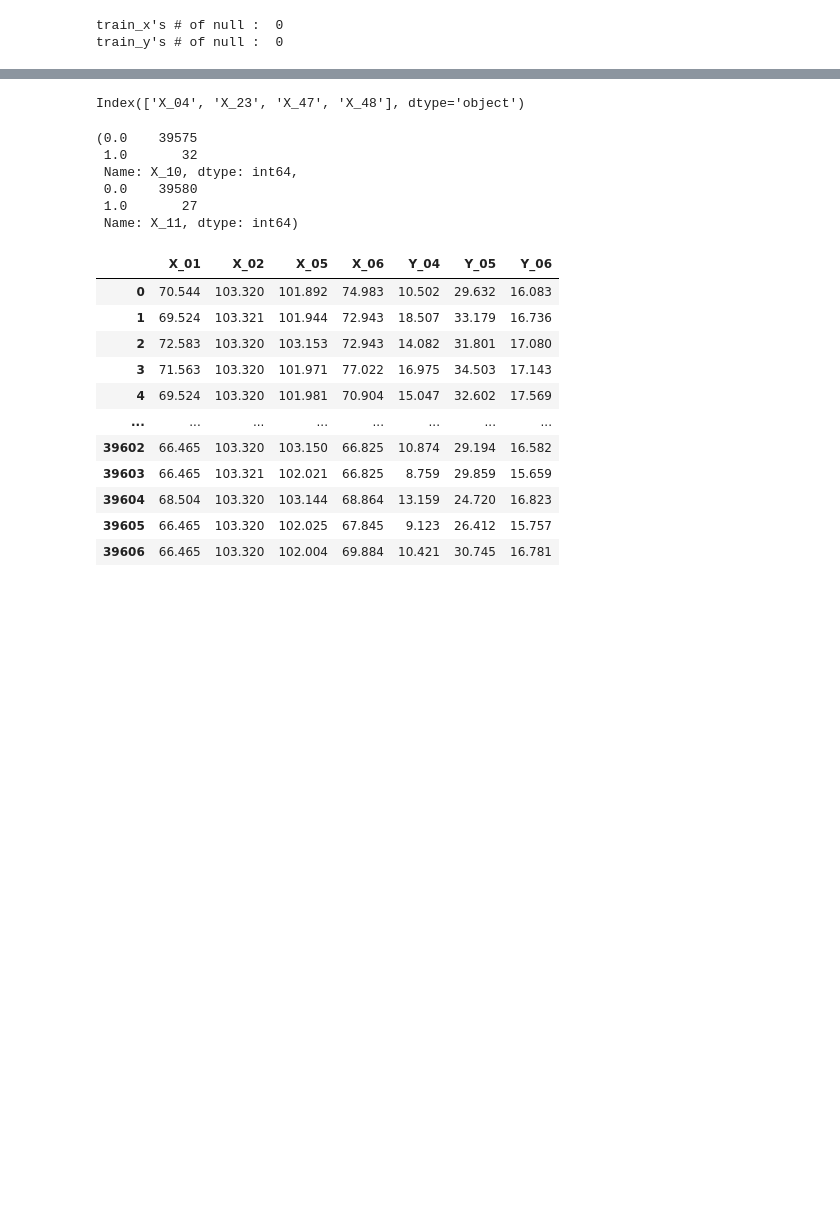
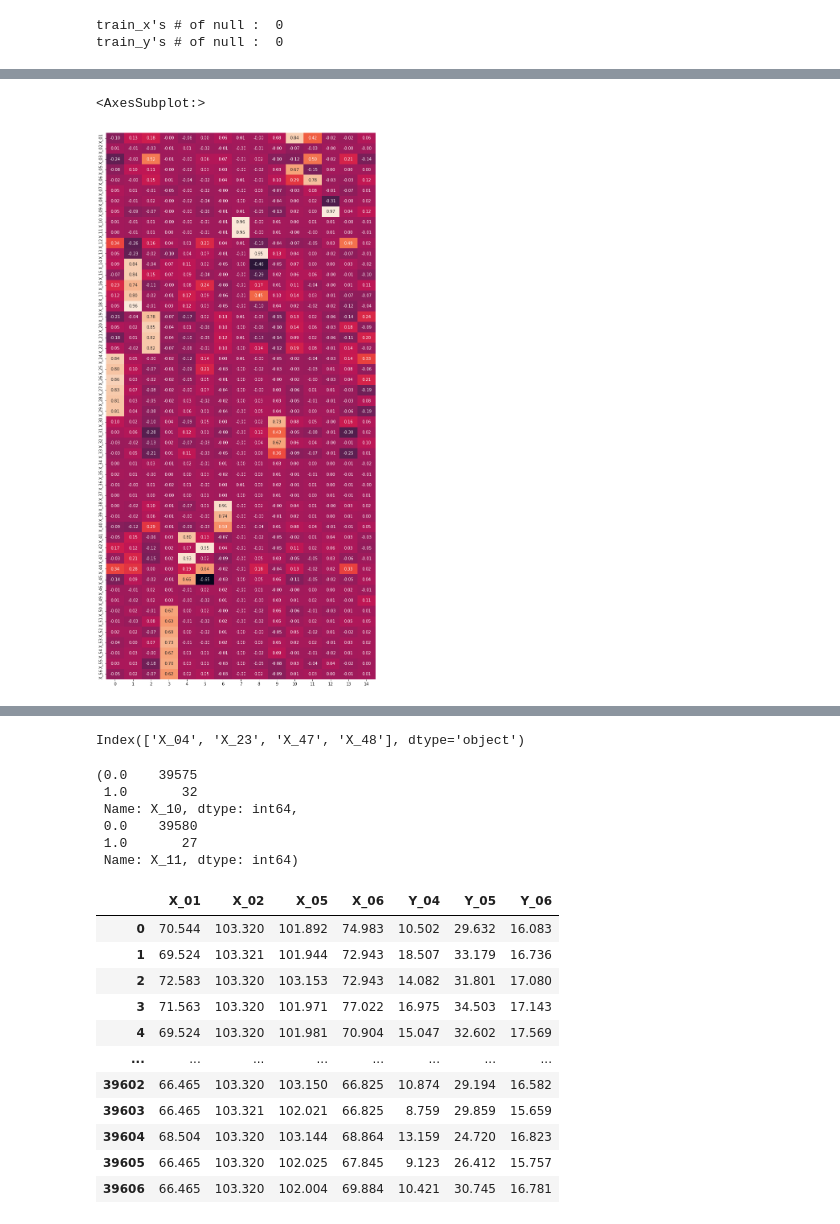
Before and after one commit to Hyunseo-BA/Dacon, a Jupyter notebook: Check_data.ipynb, the cells around one changed output, grey strips where cells are left out. Saved outputs shown, nothing was run; the diff lists cells and outputs as text; code cells hidden in the pictures; blank space fills up the shorter version.

```diff
--- a/Check_data.ipynb
+++ b/Check_data.ipynb
@@ -85,0 +217,12 @@ group_dict = {
+# %%
+# 요인분석 실시
+fa = FactorAnalyzer(n_factors=15, rotation='varimax')
+fa.fit(train_x)
+
+fa_result = pd.DataFrame(fa.loadings_, index=train_x.columns)
+fa_result
+
+# 인자0 - 커넥터핀치수, 인자1 - 안테나패드위치, 인자2 - 1차 스크류삽입깊이,
+# 인자3 - RF납량, 인자4 - 레이돔치수1,3,레이돔기울기, 인자5 - 레이돔치수2,4레이돔기울기
+# 인자6 - 하우징PCB, 인자7 - 방열재료2,3무게, 인자8 - 체결누름량(1,3,4)
+# 인자9 - 안테나패드위치차이, 인자10 - 2차 스크류삽입깊이, 인자12 - 방열재료면적2,3
@@ -85,0 +247,7 @@ group_dict = {
+# %%
+# 인자 12까지 사용
+plt.figure(figsize=(12,25))
+sns.heatmap(fa_result, annot=True, fmt='.2f', cbar=False)
+# %% [output]
+<AxesSubplot:>
+[figure, added]
```
Also changed, not shown: parts of 11 cells of this notebook.
